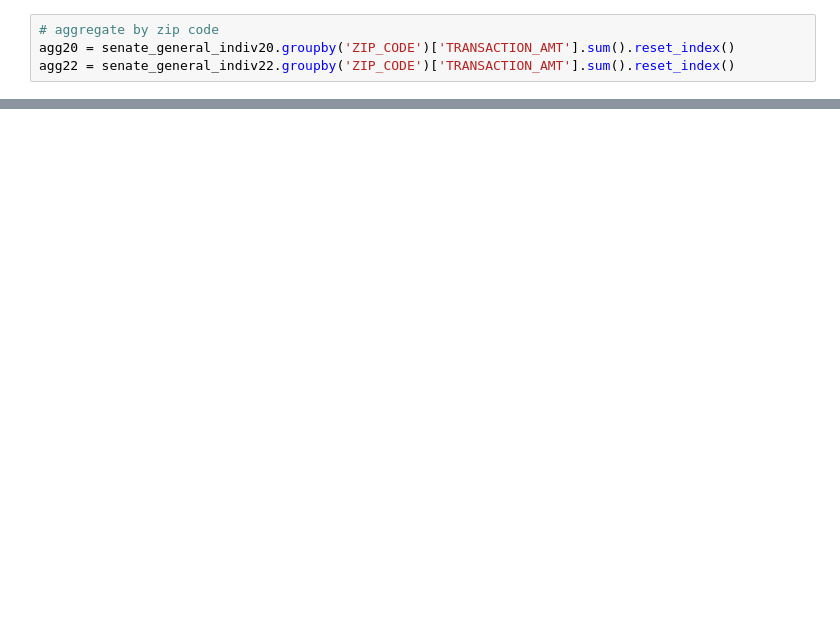
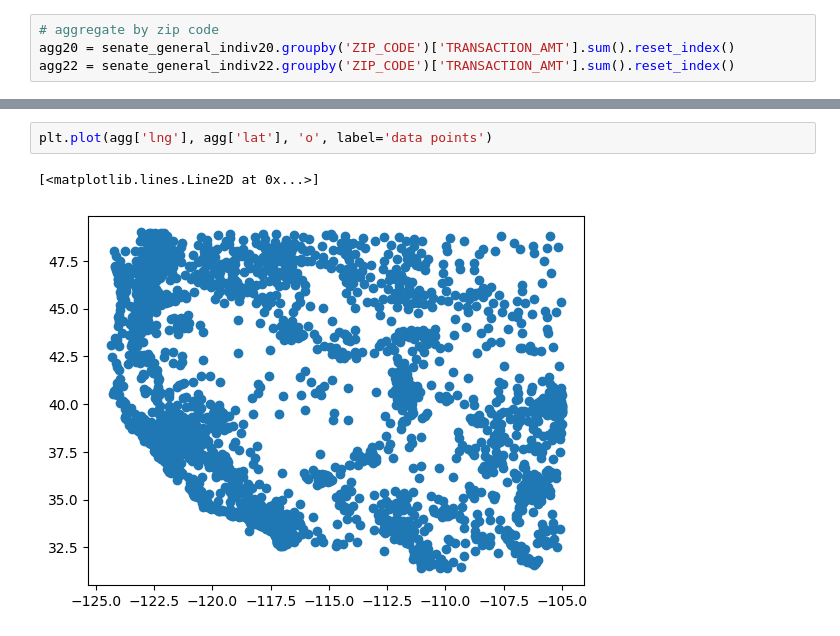
Before and after one commit to kennethgu/stats305c-project, a Jupyter notebook: milestone3/exploratory_differences.ipynb, the cells around one changed output, grey strips where cells are left out. Cells and saved outputs as stored; diff of their text form; blank space fills up the shorter version.

```diff
--- a/milestone3/exploratory_differences.ipynb
+++ b/milestone3/exploratory_differences.ipynb
@@ -63,0 +74,5 @@ agg = agg[agg["total"] >= 50].copy()
+# %%
+plt.plot(agg['lng'], agg['lat'], 'o', label='data points')
+# %% [output]
+[<matplotlib.lines.Line2D at 0x...>]
+[figure, added]
```
Also changed, not shown: parts of 19 cells of this notebook, 1 other file.
